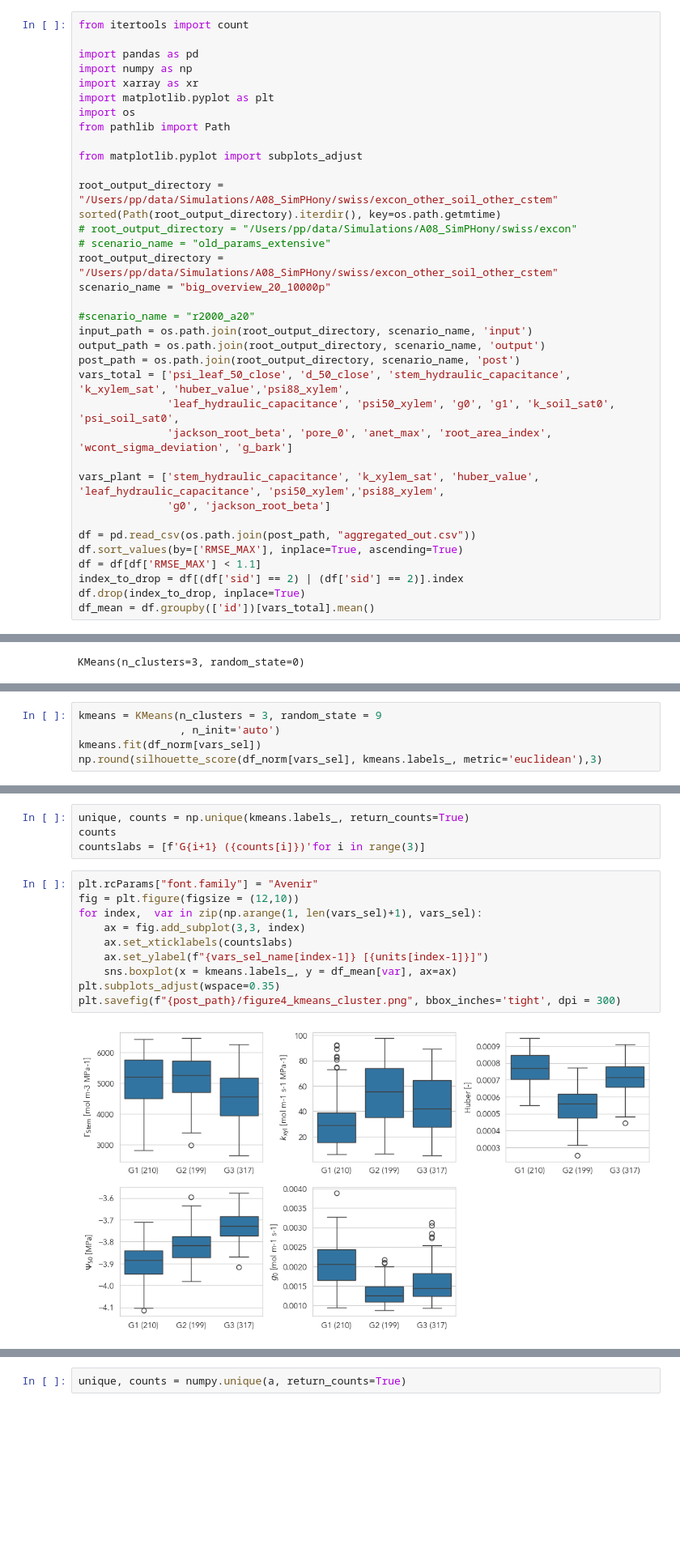
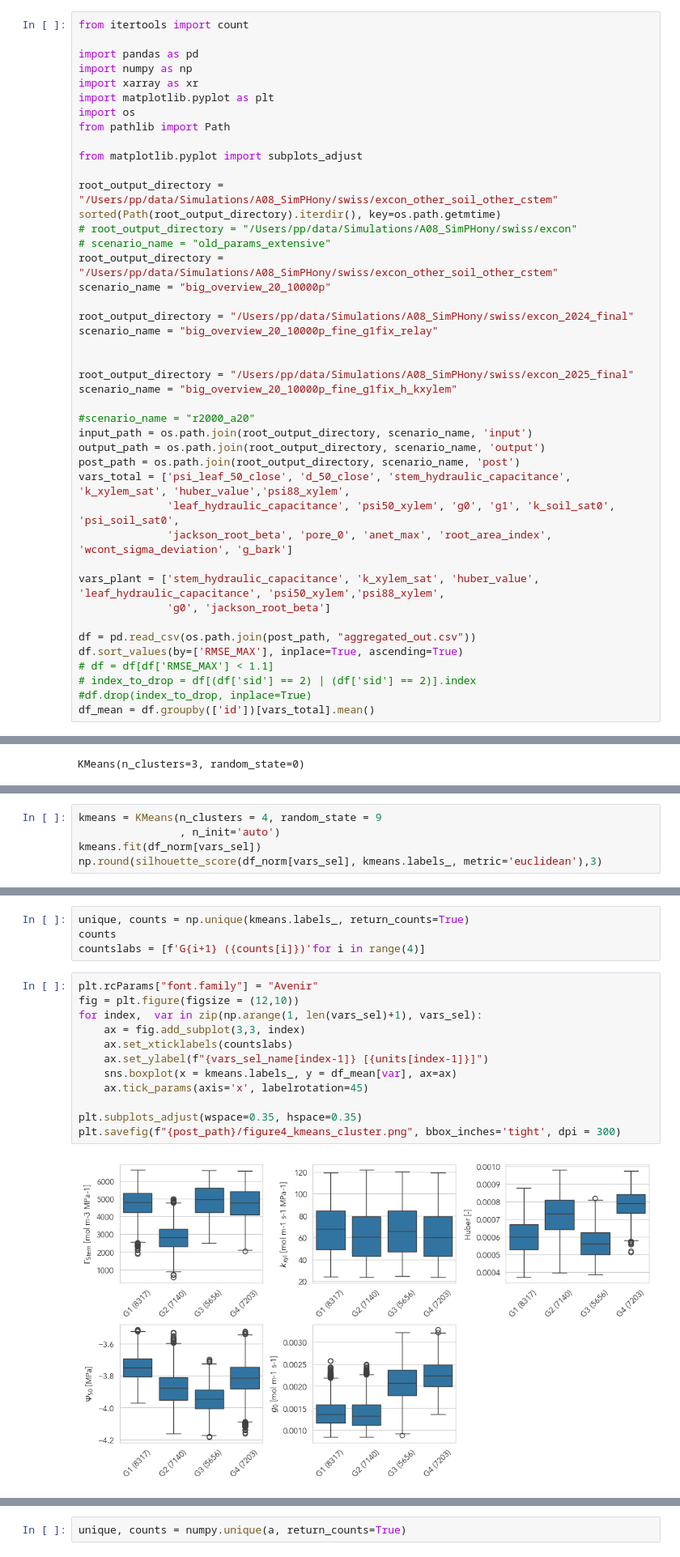
Before and after one commit to PhillipPapastefanou/SimPHony, a Jupyter notebook: appl/swiss/post_processing/ex_con/Figure_4_ClusterKMeans_Means.ipynb, the cells around one changed output, grey strips where cells are left out. Shown at 81% size. Cells and saved outputs as stored; diff of their text form; blank space fills up the shorter version.

```diff
--- a/appl/swiss/post_processing/ex_con/Figure_4_ClusterKMeans_Means.ipynb
+++ b/appl/swiss/post_processing/ex_con/Figure_4_ClusterKMeans_Means.ipynb
@@ -17,6 +17,13 @@ sorted(Path(root_output_directory).iterdir(), key=os.path.getmtime)
 root_output_directory = "/Users/pp/data/Simulations/A08_SimPHony/swiss/excon_other_soil_other_cstem"
 scenario_name = "big_overview_20_10000p"
 
+root_output_directory = "/Users/pp/data/Simulations/A08_SimPHony/swiss/excon_2024_final"
+scenario_name = "big_overview_20_10000p_fine_g1fix_relay"
+
+
+root_output_directory = "/Users/pp/data/Simulations/A08_SimPHony/swiss/excon_2025_final"
+scenario_name = "big_overview_20_10000p_fine_g1fix_h_kxylem"
+
 #scenario_name = "r2000_a20"
 input_path = os.path.join(root_output_directory, scenario_name, 'input')
 output_path = os.path.join(root_output_directory, scenario_name, 'output')
@@ -30,7 +37,7 @@ vars_plant = ['stem_hydraulic_capacitance', 'k_xylem_sat', 'huber_value', 'leaf_
 
 df = pd.read_csv(os.path.join(post_path, "aggregated_out.csv"))
 df.sort_values(by=['RMSE_MAX'], inplace=True, ascending=True)
-df = df[df['RMSE_MAX'] < 1.1]
-index_to_drop = df[(df['sid'] == 2) | (df['sid'] == 2)].index
-df.drop(index_to_drop, inplace=True)
+# df = df[df['RMSE_MAX'] < 1.1]
+# index_to_drop = df[(df['sid'] == 2) | (df['sid'] == 2)].index
+#df.drop(index_to_drop, inplace=True)
 df_mean = df.groupby(['id'])[vars_total].mean()
@@ -90,5 +134,5 @@ plt.plot(K, np.array(scorss).T);
 # %%
-kmeans = KMeans(n_clusters = 3, random_state = 9
+kmeans = KMeans(n_clusters = 4, random_state = 9
                 , n_init='auto')
 kmeans.fit(df_norm[vars_sel])
 np.round(silhouette_score(df_norm[vars_sel], kmeans.labels_, metric='euclidean'),3)
@@ -97,19 +141,21 @@ np.round(silhouette_score(df_norm[vars_sel], kmeans.labels_, metric='euclidean')
 # %%
 unique, counts = np.unique(kmeans.labels_, return_counts=True)
 counts
-countslabs = [f'G{i+1} ({counts[i]})'for i in range(3)]
+countslabs = [f'G{i+1} ({counts[i]})'for i in range(4)]
 # %%
 plt.rcParams["font.family"] = "Avenir"
 fig = plt.figure(figsize = (12,10))
 for index,  var in zip(np.arange(1, len(vars_sel)+1), vars_sel):
     ax = fig.add_subplot(3,3, index)
     ax.set_xticklabels(countslabs)
     ax.set_ylabel(f"{vars_sel_name[index-1]} [{units[index-1]}]")
     sns.boxplot(x = kmeans.labels_, y = df_mean[var], ax=ax)
-plt.subplots_adjust(wspace=0.35)
+    ax.tick_params(axis='x', labelrotation=45)
+
+plt.subplots_adjust(wspace=0.35, hspace=0.35)
 plt.savefig(f"{post_path}/figure4_kmeans_cluster.png", bbox_inches='tight', dpi = 300)
 # %% [output]
-[figure, old version]
+[figure, new version]
 # %%
 from sklearn.cluster import MeanShift
 from sklearn import metrics
```
Also changed, not shown: parts of 9 cells of this notebook, 5 other files.
